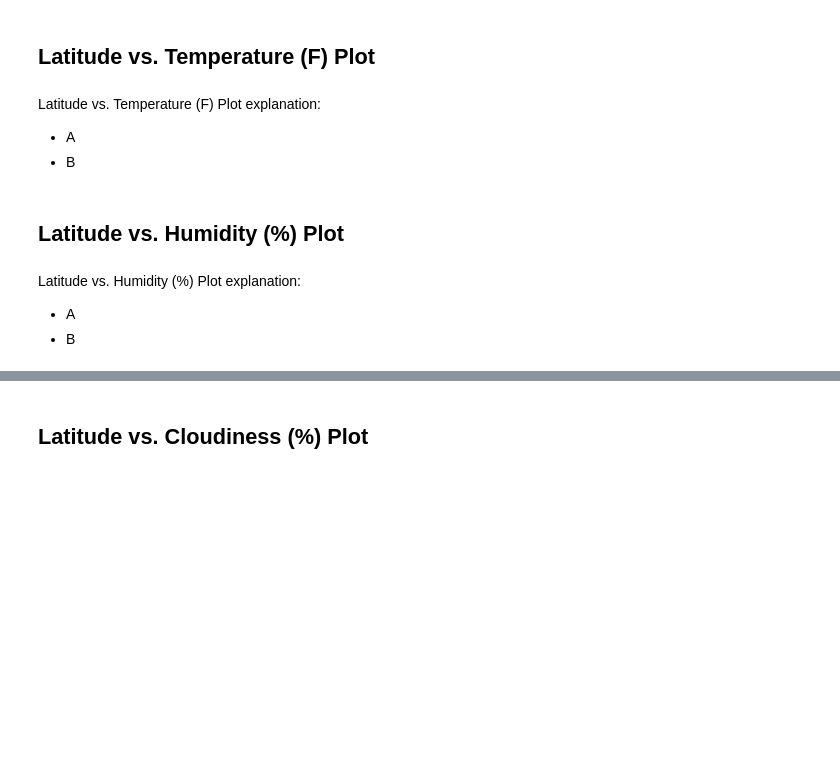
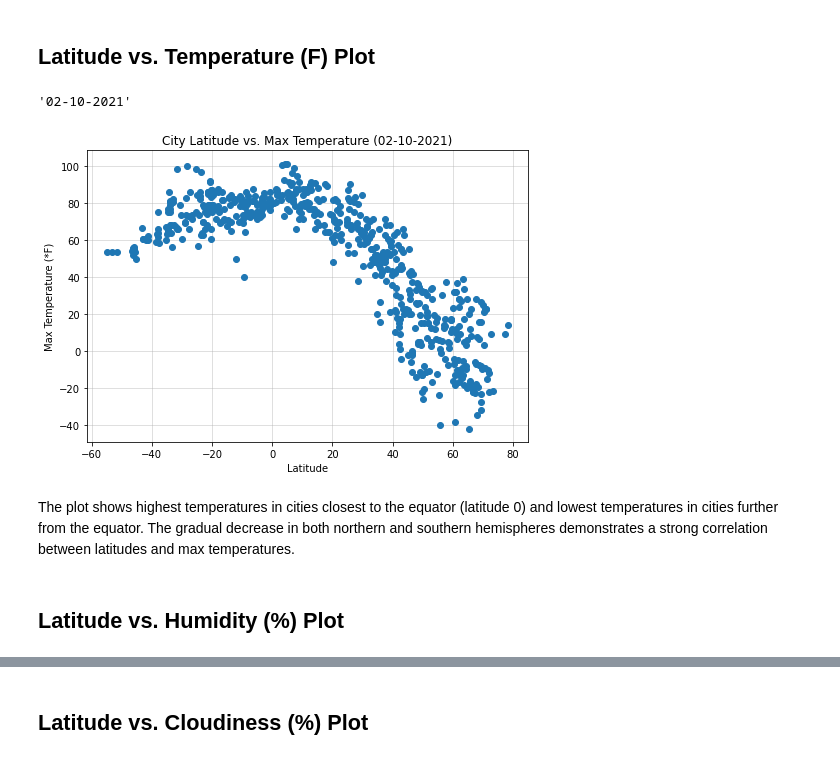
Before and after one commit to junettel/python-api-challenge, a Jupyter notebook: WeatherPy/WeatherPy.ipynb, the cells around one changed output, grey strips where cells are left out. Saved outputs shown, nothing was run; the diff lists cells and outputs as text; code cells hidden in the pictures; blank space fills up the shorter version.

```diff
--- a/WeatherPy/WeatherPy.ipynb
+++ b/WeatherPy/WeatherPy.ipynb
@@ -223,13 +228,39 @@ Skipping this step since there are no cities with humidity > 100%
 * Save the plotted figures as .pngs.
 # %% [markdown]
 ## Latitude vs. Temperature (F) Plot
-# %% [markdown]
-Latitude vs. Temperature (F) Plot explanation:
-* A
-* B
+# %%
+# Find last date from current weather data
+last_weather_api_date = (clean_weather_df['Datetime'].max()).date()
+
+# Format timestamp to date for plot title date of analysis
+plot_date = last_weather_api_date.strftime('%m-%d-%Y')
+plot_date
+# %% [output]
+'02-10-2021'
+# %%
+# Title and plot size
+title = 'City Latitude vs. Max Temperature'
+plt.figure(figsize=(7,5))
+
+# Plot
+plt.scatter(latitudes, max_temps, zorder=3)
+
+# Label
+plt.title(f'{title} ({plot_date})')
+plt.xlabel('Latitude')
+plt.ylabel('Max Temperature (*F)')
+
+# Format
+plt.grid(zorder=0, alpha=0.5)
+plt.tight_layout()
+
+# Save plotted figure as .png
+plt.savefig('Images/' + title + '.png', bbox_inches='tight')
+
+plt.show()
+# %% [output]
+[figure, added]
+# %% [markdown]
+The plot shows highest temperatures in cities closest to the equator (latitude 0) and lowest temperatures in cities further from the equator. The gradual decrease in both northern and southern hemispheres demonstrates a strong correlation between latitudes and max temperatures.
 # %% [markdown]
 ## Latitude vs. Humidity (%) Plot
-# %% [markdown]
-Latitude vs. Humidity (%) Plot explanation:
-* A
-* B
```
Also changed, not shown: parts of 41 cells of this notebook, 14 other files.
